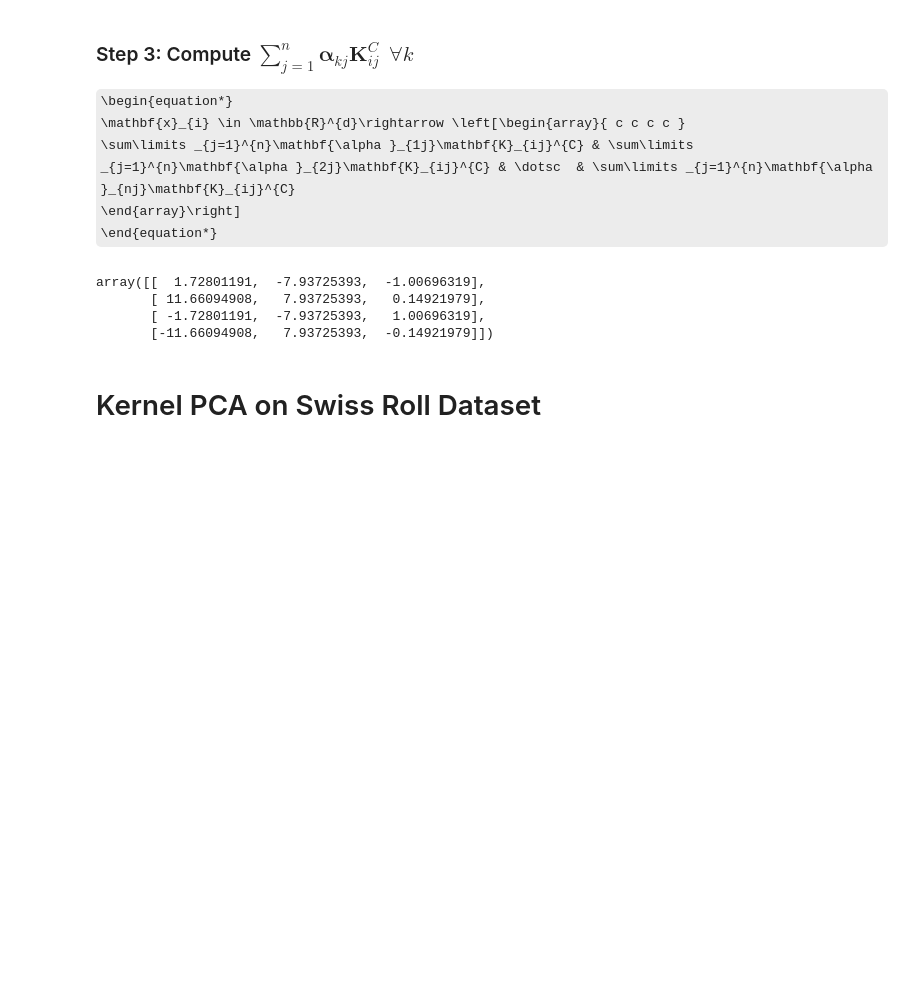
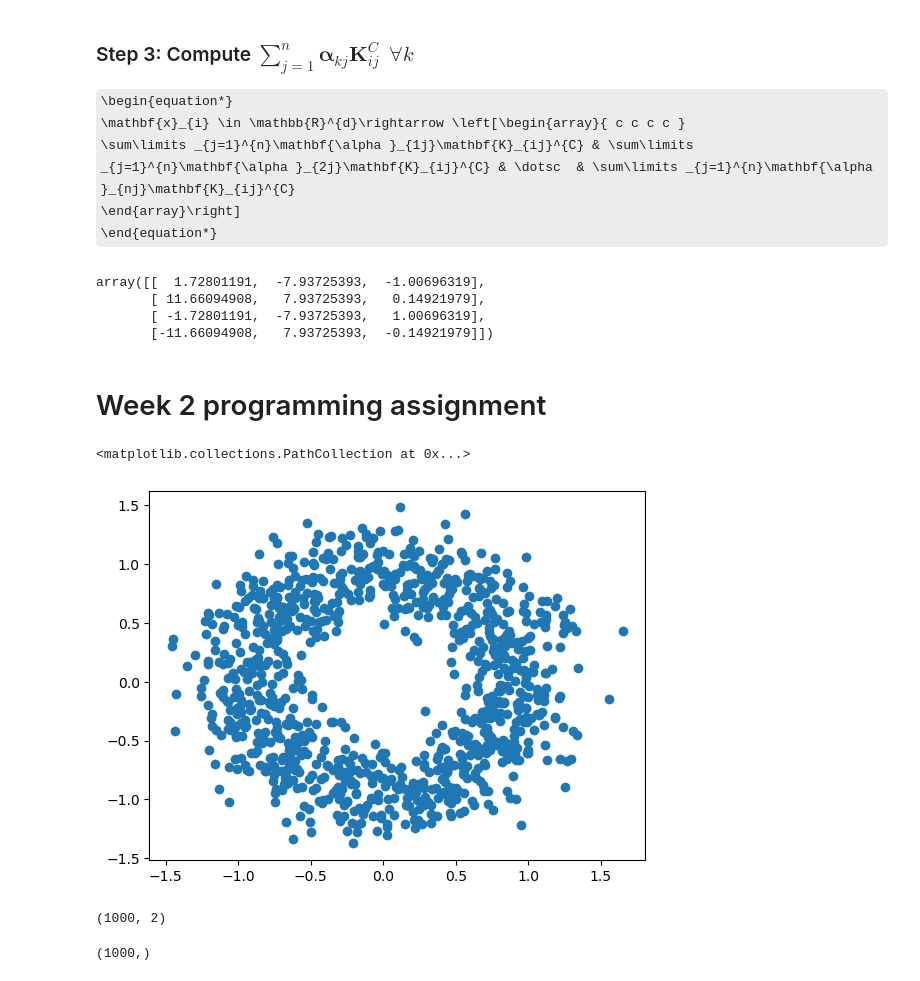
Before and after one commit to kabir2505/Machine-Learning-Blogs, a Jupyter notebook: SVD and PCA/Kernel PCA/Kernel_pca_numpy.ipynb, the cells around one changed output. Cells and saved outputs as stored; diff of their text form; code cells hidden in the pictures; some formulas as TeX source; blank space fills up the shorter version.

Commit message:
Kernel Pca in numpy-programming assignment

```diff
--- a/SVD and PCA/Kernel PCA/Kernel_pca_numpy.ipynb
+++ b/SVD and PCA/Kernel PCA/Kernel_pca_numpy.ipynb
@@ -107,5 +107,23 @@ array([[  1.72801191,  -7.93725393,  -1.00696319],
        [ 11.66094908,   7.93725393,   0.14921979],
        [ -1.72801191,  -7.93725393,   1.00696319],
        [-11.66094908,   7.93725393,  -0.14921979]])
-# %% [markdown]
-# Kernel PCA on Swiss Roll Dataset
+# %% [markdown]
+# Week 2 programming assignment
+# %%
+from sklearn.datasets import make_circles
+
+X, y = make_circles(n_samples=1000, factor=0.9, noise=0.2, random_state=0)
+# %%
+#plotting the dataset
+plt.scatter(X[:,0],X[:,1])
+# %% [output]
+<matplotlib.collections.PathCollection at 0x...>
+[figure, added]
+# %%
+X.shape
+# %% [output]
+(1000, 2)
+# %%
+y.shape
+# %% [output]
+(1000,)
```
Also changed, not shown: parts of 10 cells of this notebook.
